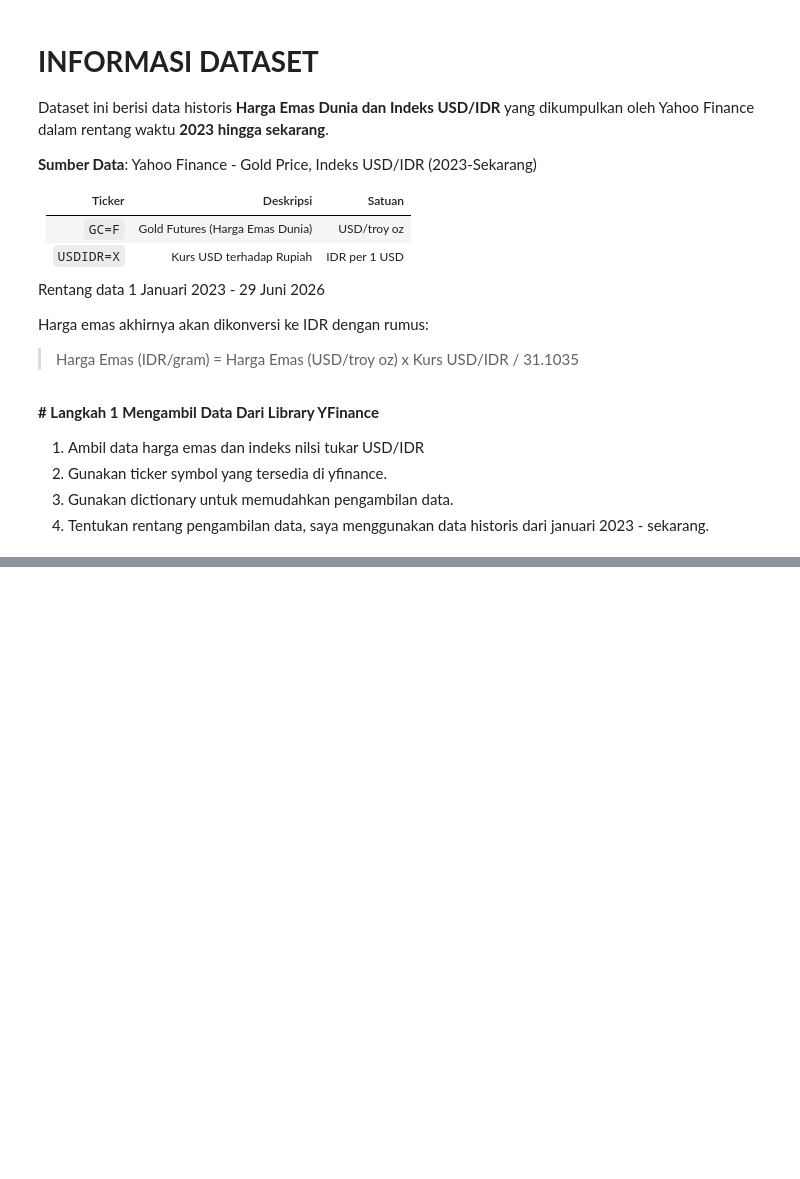
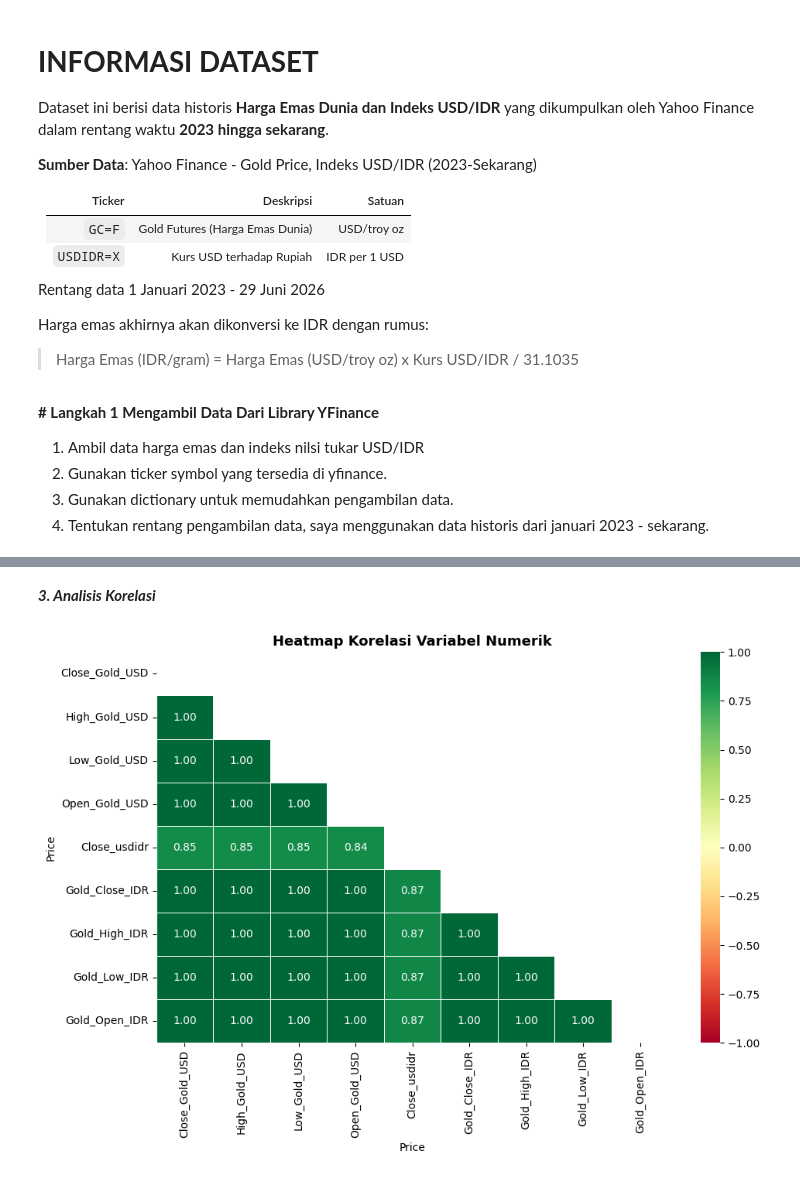
Before and after one commit to RenatGreen-flag/Model-Liniar-Regression, a Jupyter notebook: linearRegressionGoldnIDR.ipynb, the cells around one changed output, grey strips where cells are left out. Drawn from its saved outputs; the diff is of its cells as text; code cells hidden in the pictures; blank space fills up the shorter version.

```diff
--- a/linearRegressionGoldnIDR.ipynb
+++ b/linearRegressionGoldnIDR.ipynb
@@ -249,0 +139,21 @@ Mean Squared Error: 1866443477.5288029
+# %%
+# mengambil semua kolom dan menambahkan suffix '_Gold_USD' ke setiap kolom
+gold_close = raw['GC=F'].add_suffix('_Gold_USD')
+usdidr_close = raw['USDIDR=X'].add_suffix('_usdidr')
+
+# hapus kolom yang tidak diperlukan
+usdidr_close.drop(columns=['Volume_usdidr'], inplace=True)
+
+# gabungkan berdasarkan tanggal
+df = gold_close.join(usdidr_close, how='inner')
+df = df.ffill().dropna()
+
+# Konversi ke rupiah / gram
+df["Gold_Close_IDR"] = df["Close_Gold_USD"] * df["Close_usdidr"] / TROY_OUNCE_TO_GRAM
+df["Gold_High_IDR"] = df["High_Gold_USD"] * df["High_usdidr"] / TROY_OUNCE_TO_GRAM
+df["Gold_Low_IDR"] = df["Low_Gold_USD"] * df["Low_usdidr"] / TROY_OUNCE_TO_GRAM
+df["Gold_Open_IDR"] = df["Open_Gold_USD"] * df["Open_usdidr"] / TROY_OUNCE_TO_GRAM
+
+print(f"Total data setelah penggabungan: {df.shape[0]} baris, {df.shape[1]} kolom")
+print(f"Rentang tanggal: {df.index.min().date()} s/d {df.index.max().date()}")
+display(df.head())
@@ -249,0 +256,17 @@ Mean Squared Error: 1866443477.5288029
+# %% [markdown]
+***3. Analisis Korelasi***
+# %%
+numeric_cols = ['Close_Gold_USD', 'High_Gold_USD', 'Low_Gold_USD', 'Open_Gold_USD',
+                'Close_usdidr', 'Gold_Close_IDR', 'Gold_High_IDR', 'Gold_Low_IDR',
+                'Gold_Open_IDR']
+
+plt.figure(figsize=(10, 7))
+corr_matrix = df[numeric_cols].corr()
+mask = np.triu(np.ones_like(corr_matrix, dtype=bool))
+sns.heatmap(corr_matrix, annot=True, cmap='RdYlGn', fmt='.2f',
+            mask=mask, linewidth=0.5, vmin=-1, vmax=1)
+plt.title('Heatmap Korelasi Variabel Numerik', fontsize=13, fontweight='bold')
+plt.tight_layout()
+plt.show()
+# %% [output]
+[figure, added]
```
Also changed, not shown: parts of 22 cells of this notebook.
